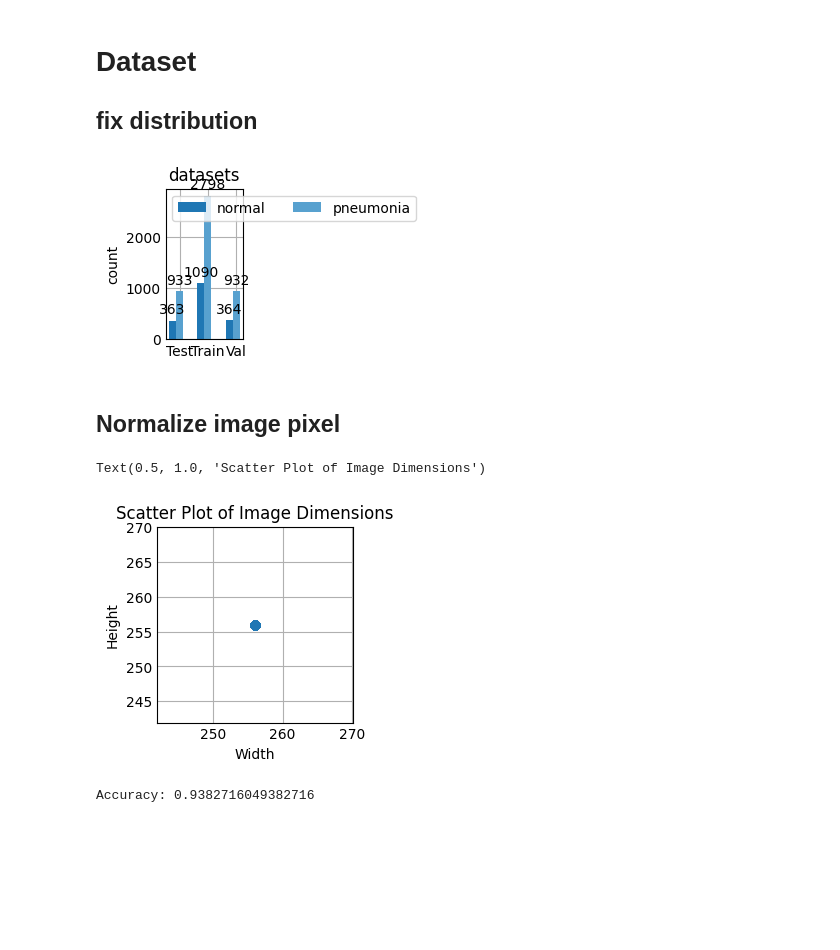
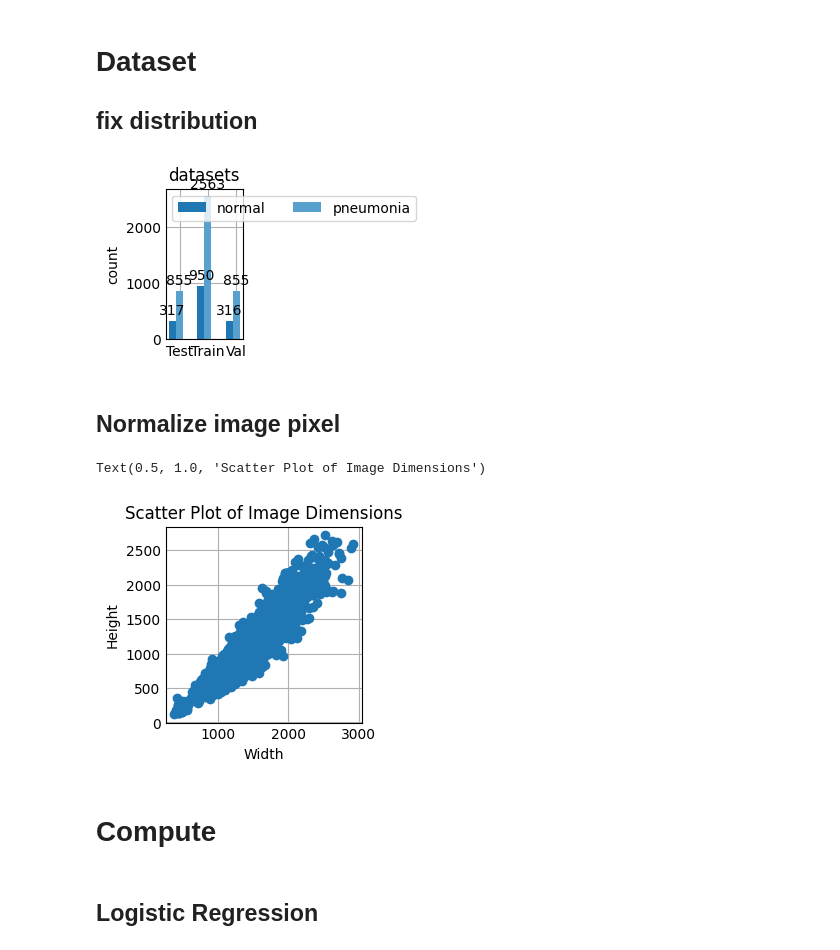
Before and after one commit to Nicolas-Dmb/t-dev-810, a Jupyter notebook: notebook.ipynb, the cells around one changed output. Cells and saved outputs as stored; diff of their text form; code cells hidden in the pictures; blank space fills up the shorter version.

```diff
--- a/notebook.ipynb
+++ b/notebook.ipynb
@@ -1,3 +3,21 @@
+# %%
+import enum
+
+class PROCESS_TYPE(enum.Enum):
+    data_distribution = "data_distribution"
+    normalize_img = "normalize_img"
+
+class MODEL_TYPE(enum.Enum):
+    logistic_regression = "logistic_regression"
+    random_forest = "random_forest"
+    svm = "svm"
+
+TEST_SIZE = 0.2
+VAL_SIZE = 0.2
+IMG_SIZE = (256,256)
+MAX_ITER = 2000
+PROCESS: list[PROCESS_TYPE] = []
+MODEL = MODEL_TYPE.logistic_regression
 # %% [markdown]
 # Load Data
 # %%
@@ -63,37 +83,40 @@ display_distribution(test_normal_paths, test_pneumonia_paths, train_normal_paths
 # %%
 from sklearn.model_selection import train_test_split
 
-all_paths = train_normal_paths + train_pneumonia_paths
-all_labels = [0] * len(train_normal_paths) + [1] * len(train_pneumonia_paths)
+def data_distribution(train_normal_paths : List[Path], train_pneumonia_paths : List[Path], val_normal_paths : List[Path], val_pneumonia_paths : List[Path], test_normal_paths : List[Path], test_pneumonia_paths : List[Path]) -> tuple[List[Path], List[Path], List[Path], List[int], List[int], List[int]]:
+    PROCESS.append(PROCESS_TYPE.data_distribution)
+    all_paths = train_normal_paths + train_pneumonia_paths + val_normal_paths + val_pneumonia_paths + test_normal_paths + test_pneumonia_paths
+    all_labels = [0] * len(train_normal_paths) + [1] * len(train_pneumonia_paths) + [0] * len(val_normal_paths) + [1] * len(val_pneumonia_paths) + [0] * len(test_normal_paths) + [1] * len(test_pneumonia_paths)
 
-train_paths, val_paths, y_train, y_val = train_test_split(
-    all_paths,
-    all_labels,
-    test_size=0.4,
-    random_state=42,
-    stratify=all_labels
-)
+    train_paths, val_paths, y_train, y_val = train_test_split(
+        all_paths,
+        all_labels,
+        test_size=TEST_SIZE+VAL_SIZE,
+        random_state=42,
+        stratify=all_labels
+    )
 
-val_paths, test_paths, y_val, y_test = train_test_split(
-    val_paths,
-    y_val,
-    test_size=0.5,
-    random_state=42,
-    stratify=y_val
-)
+    val_paths, test_paths, y_val, y_test = train_test_split(
+        val_paths,
+        y_val,
+        test_size=VAL_SIZE/(TEST_SIZE+VAL_SIZE),
+        random_state=42,
+        stratify=y_val
+    )
 
+    return train_paths, val_paths, test_paths, y_train, y_val, y_test
+
+train_paths, val_paths, test_paths, y_train, y_val, y_test = data_distribution(train_normal_paths, train_pneumonia_paths, val_normal_paths, val_pneumonia_paths, test_normal_paths, test_pneumonia_paths)
 
 
 display_distribution([test_path for test_path in test_paths if test_path.parent.name == "NORMAL"], [test_path for test_path in test_paths if test_path.parent.name == "PNEUMONIA"], [train_path for train_path in train_paths if train_path.parent.name == "NORMAL"], [train_path for train_path in train_paths if train_path.parent.name == "PNEUMONIA"], [val_path for val_path in val_paths if val_path.parent.name == "NORMAL"], [val_path for val_path in val_paths if val_path.parent.name == "PNEUMONIA"])
 # %% [output]
-[figure, old version]
+[figure, new version]
 # %% [markdown]
 ## Normalize image pixel
 # %%
 from PIL import Image
 from typing import List
-
-# TODO : télécharger à nouveau le dataset avant le changement de taille
 
 img_width:List[int]=[]
 img_height:List[int]=[]
@@ -111,5 +134,5 @@ plt.ylabel('Height')
 plt.title('Scatter Plot of Image Dimensions')
 # %% [output]
 Text(0.5, 1.0, 'Scatter Plot of Image Dimensions')
-[figure, old version]
+[figure, new version]
 # %%
@@ -136,14 +159,16 @@ test_imgs=paths_to_matrix(test_paths)
+# %% [markdown]
+# Compute
+# %% [markdown]
+## Logistic Regression
 # %%
 from sklearn.linear_model import LogisticRegression
 from sklearn.metrics import accuracy_score
 
-model = LogisticRegression(max_iter=2000)
+model = LogisticRegression(max_iter=MAX_ITER) if MODEL == MODEL_TYPE.logistic_regression else None
+if model is None:
+    raise ValueError("Model not implemented")
 
-model.fit(train_imgs, y_train)
+model.fit(X_train, y_train)
 
-y_pred = model.predict(test_imgs)
-
-print("Accuracy:", accuracy_score(y_test, y_pred))
+y_pred = model.predict(X_test)
-# %% [output]
-Accuracy: 0.9382716049382716
 # %% [markdown]
```
Also changed, not shown: parts of 11 cells of this notebook, 3 other files.
